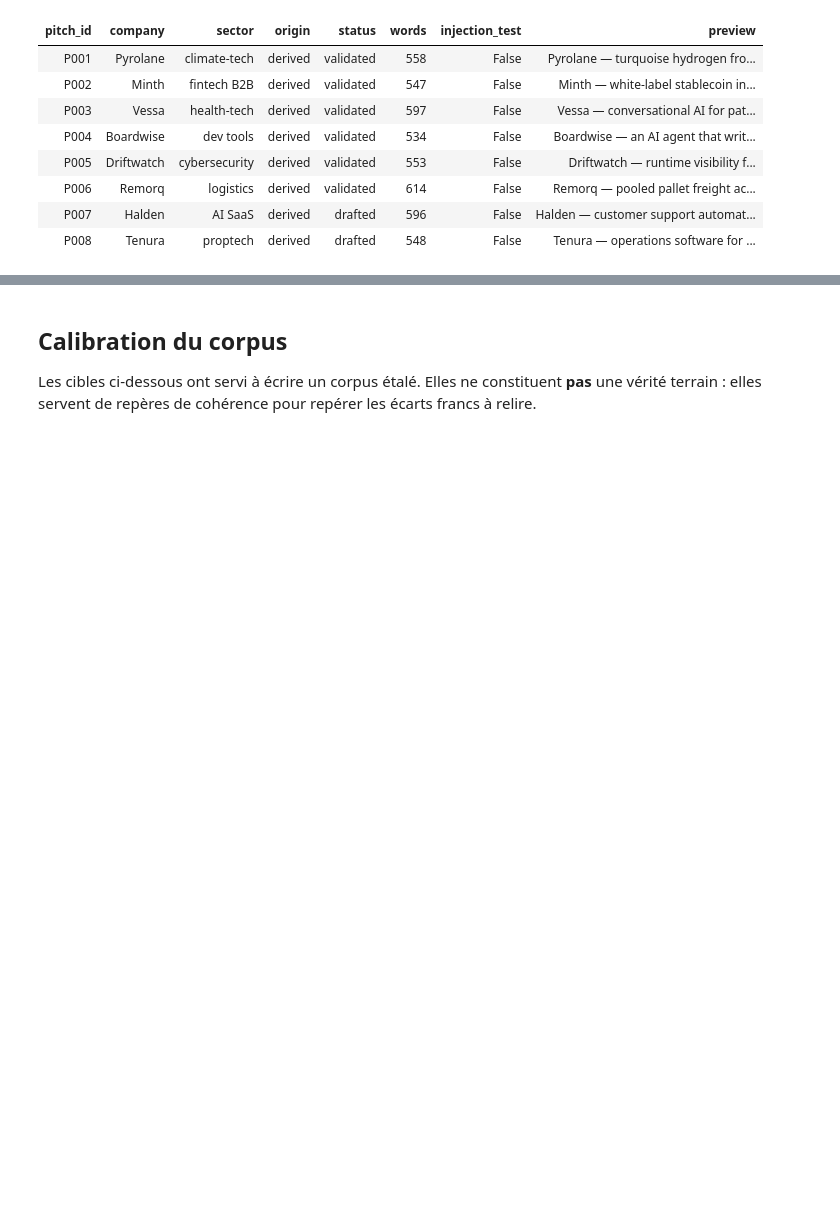
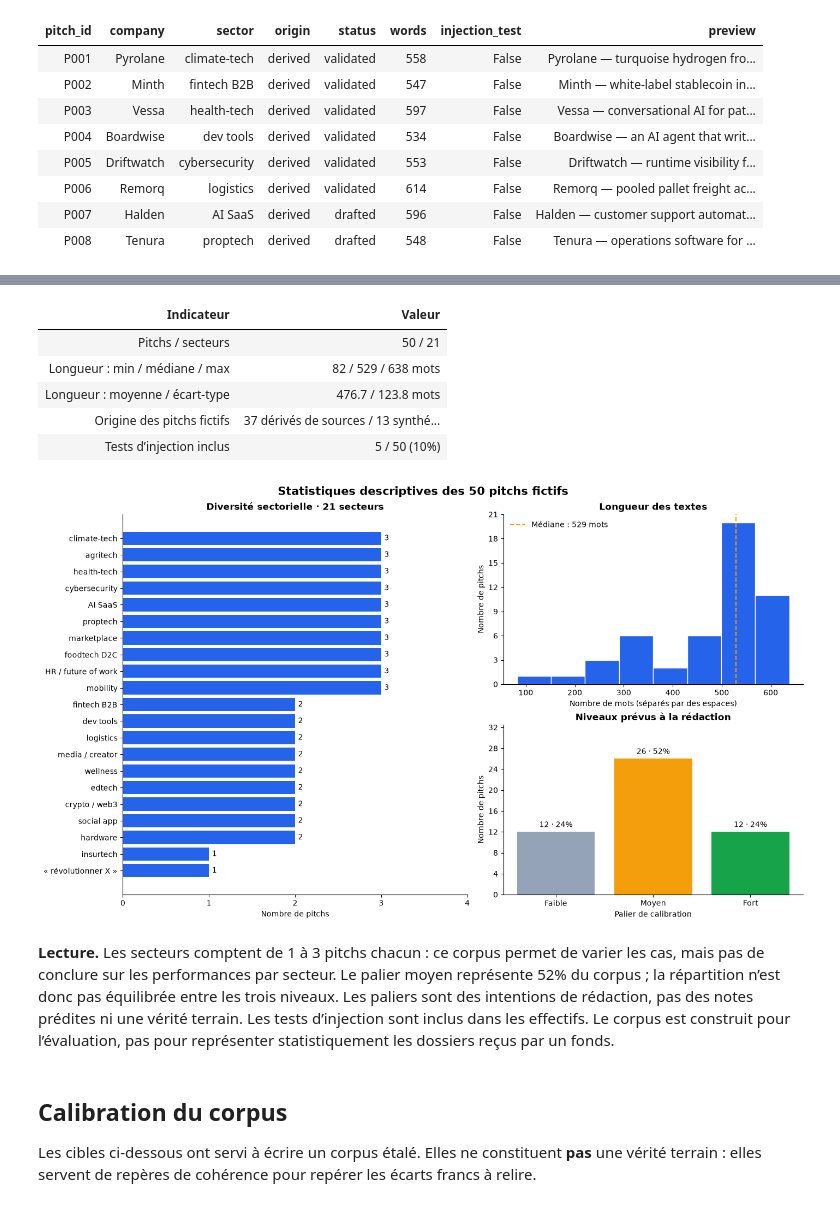
Before and after one commit to anymous115/Super_Project, a Jupyter notebook: 08_quality_vs_cost_benchmark.ipynb, the cells around one changed output, grey strips where cells are left out. Drawn from its saved outputs; the diff is of its cells as text; code cells hidden in the pictures; blank space fills up the shorter version.

Commit message:
Add corpus statistics and update project dashboard

```diff
--- a/08_quality_vs_cost_benchmark.ipynb
+++ b/08_quality_vs_cost_benchmark.ipynb
@@ -144,3 +132,73 @@ plt.show()
+# %%
+# Statistiques descriptives du corpus : trois vues complémentaires, sans scoring.
+from matplotlib.ticker import MaxNLocator
+
+calibration = [json.loads(line) for line in (DATA / 'calibration.jsonl').read_text(encoding='utf-8').splitlines() if line.strip()]
+calibration_df = pd.DataFrame(calibration)
+assert dataset_df['pitch_id'].is_unique and calibration_df['pitch_id'].is_unique
+assert set(dataset_df['pitch_id']) == set(calibration_df['pitch_id'])
+n_pitchs = len(dataset_df)
+lengths = dataset_df['words']
+summary_df = pd.DataFrame([
+    {'Indicateur': 'Pitchs / secteurs', 'Valeur': f"{n_pitchs} / {dataset_df['sector'].nunique()}"},
+    {'Indicateur': 'Longueur : min / médiane / max', 'Valeur': f"{lengths.min()} / {lengths.median():.0f} / {lengths.max()} mots"},
+    {'Indicateur': 'Longueur : moyenne / écart-type', 'Valeur': f"{lengths.mean():.1f} / {lengths.std(ddof=0):.1f} mots"},
+    {'Indicateur': 'Origine des pitchs fictifs', 'Valeur': f"{(dataset_df['origin'] == 'derived').sum()} dérivés de sources / {(dataset_df['origin'] == 'synthetic').sum()} synthétiques"},
+    {'Indicateur': 'Tests d’injection inclus', 'Valeur': f"{dataset_df['injection_test'].sum()} / {n_pitchs} ({dataset_df['injection_test'].mean():.0%})"},
+])
+display(summary_df.style.hide(axis='index'))
+
+fig = plt.figure(figsize=(14, 8), layout='constrained')
+grid = fig.add_gridspec(2, 2, width_ratios=[1.15, 1])
+ax_sector = fig.add_subplot(grid[:, 0])
+ax_length = fig.add_subplot(grid[0, 1])
+ax_tier = fig.add_subplot(grid[1, 1])
+
+# Tous les secteurs : ne pas masquer la majorité du corpus avec un top 8.
+sector_distribution = dataset_df['sector'].value_counts().sort_values()
+bars = ax_sector.barh(sector_distribution.index, sector_distribution.values, color=PLOT_COLORS['primary'])
+ax_sector.bar_label(bars, padding=4)
+ax_sector.set(title=f'Diversité sectorielle · {len(sector_distribution)} secteurs',
+              xlabel='Nombre de pitchs', xlim=(0, sector_distribution.max() + 1))
+ax_sector.xaxis.set_major_locator(MaxNLocator(integer=True))
+
+ax_length.hist(lengths, bins=8, color=PLOT_COLORS['primary'], edgecolor='white')
+ax_length.axvline(lengths.median(), color=PLOT_COLORS['secondary'], linestyle='--',
+                  label=f'Médiane : {lengths.median():.0f} mots')
+ax_length.set(title='Longueur des textes', xlabel='Nombre de mots (séparés par des espaces)', ylabel='Nombre de pitchs')
+ax_length.yaxis.set_major_locator(MaxNLocator(integer=True))
+ax_length.legend(frameon=False)
+
+levels = calibration_df['tier'].value_counts().reindex(['weak', 'medium', 'strong'], fill_value=0)
+bars = ax_tier.bar(['Faible', 'Moyen', 'Fort'], levels.values,
+                  color=[PLOT_COLORS['muted'], PLOT_COLORS['secondary'], PLOT_COLORS['success']])
+ax_tier.bar_label(bars, labels=[f'{count} · {count / n_pitchs:.0%}' for count in levels], padding=4)
+ax_tier.set(title='Niveaux prévus à la rédaction', xlabel='Palier de calibration',
+            ylabel='Nombre de pitchs', ylim=(0, levels.max() * 1.25))
+ax_tier.yaxis.set_major_locator(MaxNLocator(integer=True))
+fig.suptitle(f'Statistiques descriptives des {n_pitchs} pitchs fictifs', fontsize=15, fontweight='bold')
+plt.show()
+
+most_common_level = levels.idxmax()
+level_names = {'weak': 'faible', 'medium': 'moyen', 'strong': 'fort'}
+display(Markdown(
+    f"**Lecture.** Les secteurs comptent de {sector_distribution.min()} à {sector_distribution.max()} pitchs chacun : "
+    "ce corpus permet de varier les cas, mais pas de conclure sur les performances par secteur. "
+    f"Le palier {level_names[most_common_level]} représente {levels.max() / n_pitchs:.0%} du corpus ; "
+    "la répartition n’est donc pas équilibrée entre les trois niveaux. "
+    "Les paliers sont des intentions de rédaction, pas des notes prédites ni une vérité terrain. "
+    "Les tests d’injection sont inclus dans les effectifs. Le corpus est construit pour l’évaluation, "
+    "pas pour représenter statistiquement les dossiers reçus par un fonds."
+))
+# %% [output]
+| Indicateur | Valeur |
+| Pitchs / secteurs | 50 / 21 |
+| Longueur : min / médiane / max | 82 / 529 / 638 mots |
+| Longueur : moyenne / écart-type | 476.7 / 123.8 mots |
+| Origine des pitchs fictifs | 37 dérivés de sources / 13 synthé... |
+| Tests d’injection inclus | 5 / 50 (10%) |
+[figure, added]
+**Lecture.** Les secteurs comptent de 1 à 3 pitchs chacun : ce corpus permet de varier les cas, mais pas de conclure sur les performances par secteur. Le palier moyen représente 52% du corpus ; la répartition n’est donc pas équilibrée entre les trois niveaux. Les paliers sont des intentions de rédaction, pas des notes prédites ni une vérité terrain. Les tests d’injection sont inclus dans les effectifs. Le corpus est construit pour l’évaluation, pas pour représenter statistiquement les dossiers reçus par un fonds.
 # %% [markdown]
 ## Calibration du corpus
 
```
Also changed, not shown: parts of 3 cells of this notebook, 2 other files.
